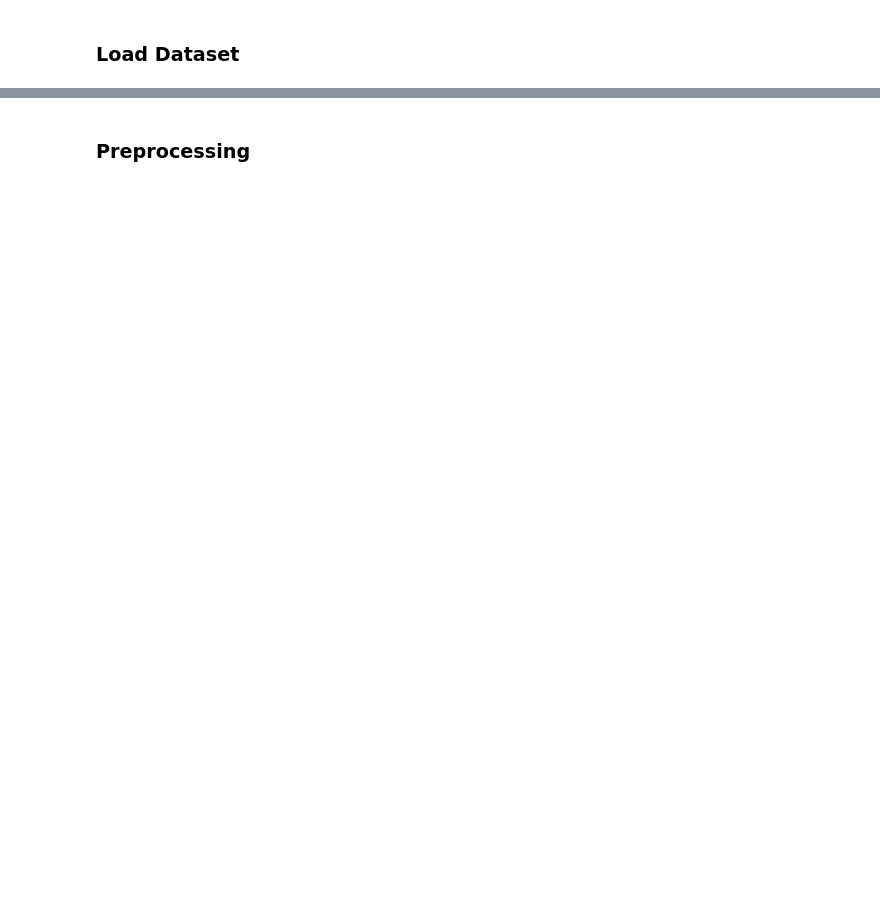
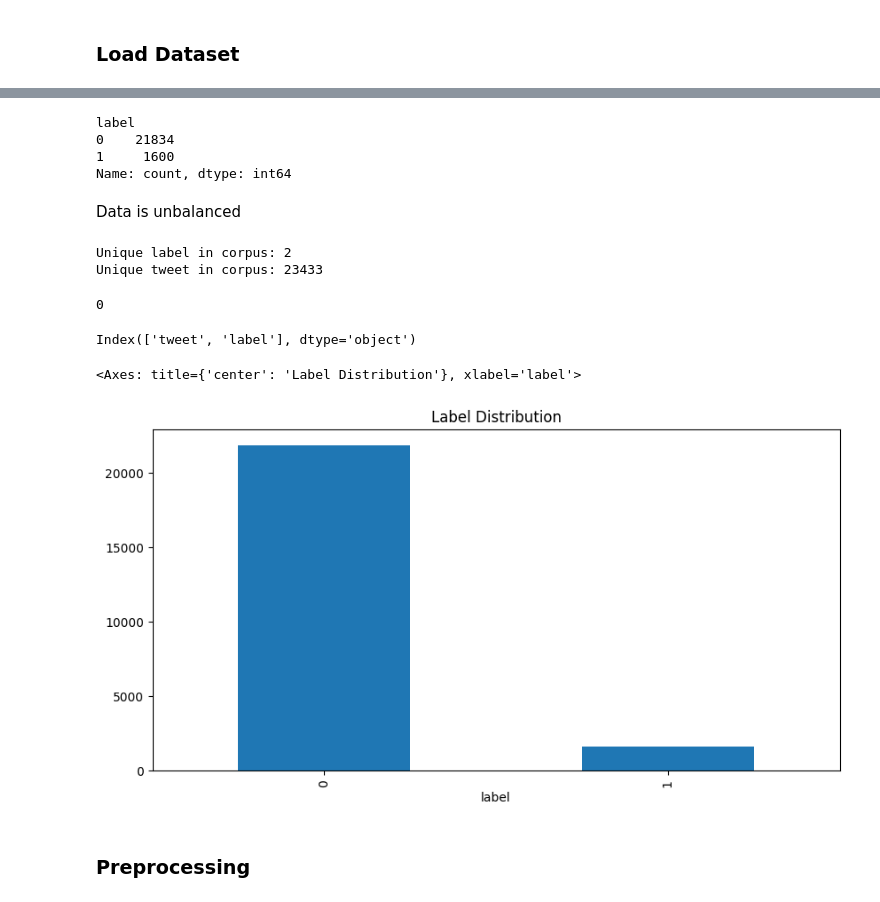
Before and after one commit to IsraaAbdelghany9/NLP_Projects, a Jupyter notebook: Assignment_2/Assignment 2 - Text Classification using RNNs.ipynb, the cells around one changed output, grey strips where cells are left out. Cells and saved outputs as stored; diff of their text form; code cells hidden in the pictures; blank space fills up the shorter version.

```diff
--- a/Assignment_2/Assignment 2 - Text Classification using RNNs.ipynb
+++ b/Assignment_2/Assignment 2 - Text Classification using RNNs.ipynb
@@ -16,2 +78,5 @@ macro f1 score
 # %% [markdown]
 ### Load Dataset
+# %%
+df = pd.read_csv("/home/israa/Desktop/NLP_Projects/Assignment_1/Hate Speech.tsv", sep="\t", index_col='id')
+df.head(30)
@@ -17,0 +118,5 @@ macro f1 score
+# %%
+X = df.drop(columns=['label'])
+y = df['label']
+
+x_train, x_test, y_train, y_test = train_test_split(X, y, test_size=0.2, random_state=42, stratify=y)
@@ -17,0 +130,10 @@ macro f1 score
+# %%
+train_combined = pd.concat([x_train, y_train], axis=1)
+test_combined = pd.concat([x_test, y_test], axis=1)
+# %%
+train_combined.drop_duplicates(inplace=True)
+test_combined.drop_duplicates(inplace=True)
+X_train = train_combined.drop('label', axis=1)
+y_train = train_combined['label']
+X_test = test_combined.drop('label', axis=1)
+y_test = test_combined['label']
@@ -18,2 +146,31 @@ macro f1 score
+# %%
+train_combined.value_counts('label')
+# %% [output]
+label
+0    21834
+1     1600
+Name: count, dtype: int64
+# %% [markdown]
+Data is unbalanced
+# %%
+print("Unique label in corpus:", train_combined['label'].nunique())
+print("Unique tweet in corpus:", train_combined['tweet'].nunique())
+# %% [output]
+Unique label in corpus: 2
+Unique tweet in corpus: 23433
+# %%
+train_combined.duplicated().sum()
+# %% [output]
+0
+# %%
+train_combined.columns
+# %% [output]
+Index(['tweet', 'label'], dtype='object')
+# %%
+train_combined['label'].value_counts().plot(kind='bar', title='Label Distribution', figsize=(10, 5))
+# df_cleaned['label'].value_counts(normalize=True).plot(kind='bar', title='Label Distribution (Normalized)', figsize=(10, 5))
+# %% [output]
+<Axes: title={'center': 'Label Distribution'}, xlabel='label'>
+[figure, added]
 # %% [markdown]
 ### Preprocessing
```
Also changed, not shown: parts of 15 cells of this notebook.
